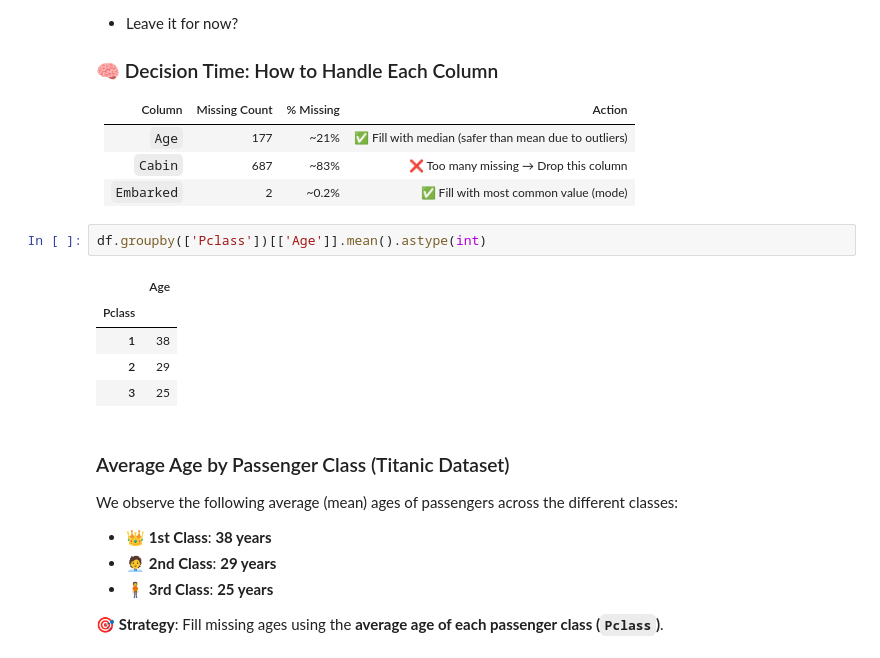
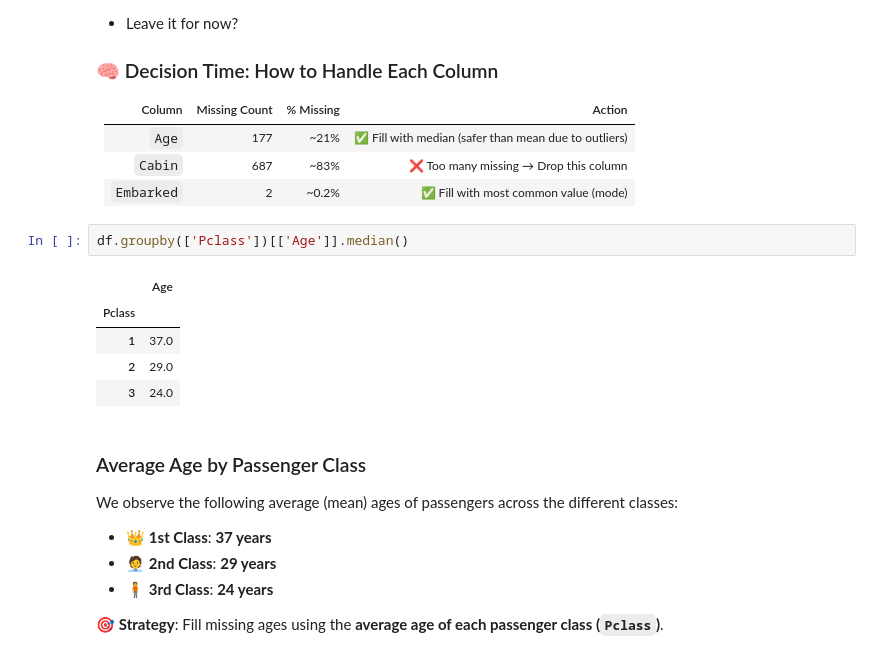
Before and after one commit to faisal-askani/Titanic_Data_Analysis, a Jupyter notebook: eda.ipynb, the cells around one changed output. Saved outputs shown, nothing was run; the diff lists cells and outputs as text.

```diff
--- a/eda.ipynb
+++ b/eda.ipynb
@@ -82,21 +82,21 @@ Think about what to do with each missing column:
 | `Cabin`   | 687            | ~83%      | ❌ Too many missing → Drop this column               |
 | `Embarked`| 2              | ~0.2%     | ✅ Fill with most common value (mode)                |
 # %%
-df.groupby(['Pclass'])[['Age']].mean().astype(int)
+df.groupby(['Pclass'])[['Age']].median()
 # %% [output]
 |  | Age |
 | Pclass |  |
-| 1 | 38 |
-| 2 | 29 |
-| 3 | 25 |
+| 1 | 37.0 |
+| 2 | 29.0 |
+| 3 | 24.0 |
 # %% [markdown]
-### Average Age by Passenger Class (Titanic Dataset)
+### Average Age by Passenger Class
 
 We observe the following average (mean) ages of passengers across the different classes:
 
-- 👑 **1st Class**: **38 years**
+- 👑 **1st Class**: **37 years**
 - 🧑‍💼 **2nd Class**: **29 years**
-- 🧍 **3rd Class**: **25 years**
+- 🧍 **3rd Class**: **24 years**
 
 🎯 **Strategy**: Fill missing ages using the **average age of each passenger class (`Pclass`)**.
 # %%
```
Also changed, not shown: parts of 11 cells of this notebook.
